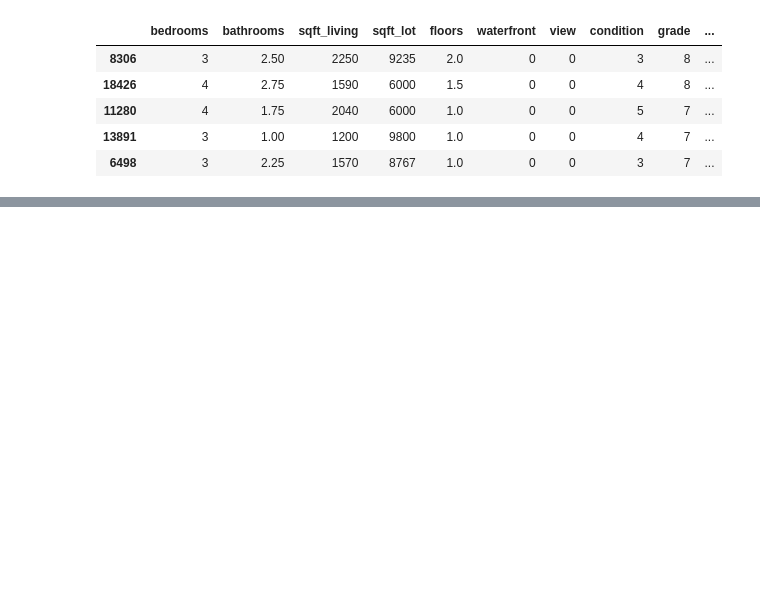
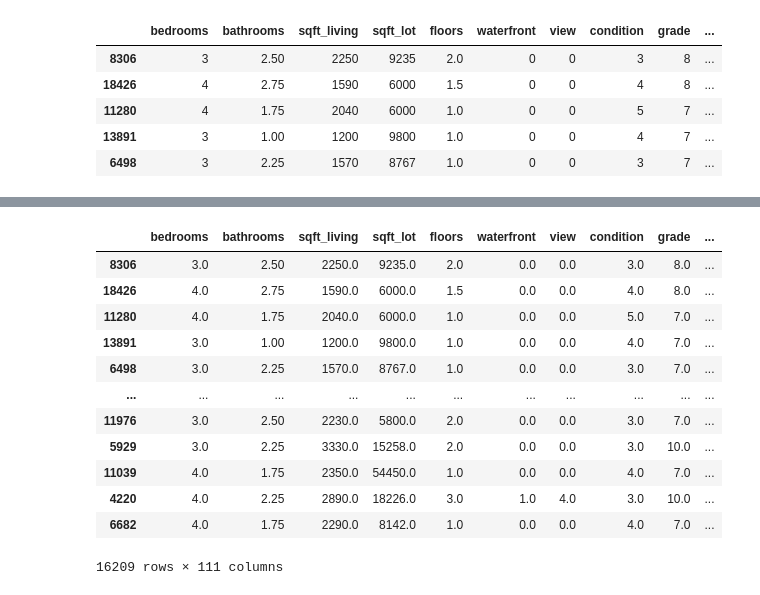
Before and after one commit to coding-dojo-data-science/summit-2023-ds-team-session-stack-5-overview, a Jupyter notebook: Part 1 - Model Insights.ipynb, the cells around one changed output, grey strips where cells are left out. Saved outputs shown, nothing was run; the diff lists cells and outputs as text; code cells hidden in the pictures; blank space fills up the shorter version.

```diff
--- a/Part 1 - Model Insights.ipynb
+++ b/Part 1 - Model Insights.ipynb
@@ -207,3 +217,12 @@ X_train.head()
 | 11280 | 4 | 1.75 | 2040 | 6000 | 1.0 | 0 | 0 | 5 | 7 | ... |
 | 13891 | 3 | 1.00 | 1200 | 9800 | 1.0 | 0 | 0 | 4 | 7 | ... |
 | 6498 | 3 | 2.25 | 1570 | 8767 | 1.0 | 0 | 0 | 3 | 7 | ... |
+# %%
+## make categorical preprocessing pipeline
+cat_sel = make_column_selector(dtype_include='object')
+
+cat_pipe = make_pipeline( SimpleImputer(strategy='constant',
+                                        fill_value='MISSING'),
+                         OneHotEncoder(handle_unknown='ignore',
+                                       sparse=False) )
+cat_pipe
@@ -209,0 +234,8 @@ X_train.head()
+# %%
+## make numeric preprocessing pipeline
+num_sel = make_column_selector(dtype_include='number')
+
+num_pipe = make_pipeline( SimpleImputer(strategy='mean'),
+#                          StandardScaler()
+                        )
+num_pipe
@@ -209,0 +248,6 @@ X_train.head()
+# %%
+## make the preprocessing column transformer
+preprocessor = make_column_transformer( (num_pipe, num_sel),
+                                        (cat_pipe,cat_sel),
+                                       verbose_feature_names_out=False)
+preprocessor
@@ -209,0 +291,26 @@ X_train.head()
+# %%
+### PREP ALL X VARS
+## Prepare X_train_df
+X_train_df = pd.DataFrame( preprocessor.fit_transform(X_train),
+                          columns = feature_names,
+                         index = X_train.index)
+
+## Prepare X_test_df
+X_test_df = pd.DataFrame( preprocessor.transform(X_test),
+                          columns = feature_names,
+                         index=X_test.index)
+X_train_df
+# %% [output]
+|  | bedrooms | bathrooms | sqft_living | sqft_lot | floors | waterfront | view | condition | grade | ... |
+| 8306 | 3.0 | 2.50 | 2250.0 | 9235.0 | 2.0 | 0.0 | 0.0 | 3.0 | 8.0 | ... |
+| 18426 | 4.0 | 2.75 | 1590.0 | 6000.0 | 1.5 | 0.0 | 0.0 | 4.0 | 8.0 | ... |
+| 11280 | 4.0 | 1.75 | 2040.0 | 6000.0 | 1.0 | 0.0 | 0.0 | 5.0 | 7.0 | ... |
+| 13891 | 3.0 | 1.00 | 1200.0 | 9800.0 | 1.0 | 0.0 | 0.0 | 4.0 | 7.0 | ... |
+| 6498 | 3.0 | 2.25 | 1570.0 | 8767.0 | 1.0 | 0.0 | 0.0 | 3.0 | 7.0 | ... |
+| ... | ... | ... | ... | ... | ... | ... | ... | ... | ... | ... |
+| 11976 | 3.0 | 2.50 | 2230.0 | 5800.0 | 2.0 | 0.0 | 0.0 | 3.0 | 7.0 | ... |
+| 5929 | 3.0 | 2.25 | 3330.0 | 15258.0 | 2.0 | 0.0 | 0.0 | 3.0 | 10.0 | ... |
+| 11039 | 4.0 | 1.75 | 2350.0 | 54450.0 | 1.0 | 0.0 | 0.0 | 4.0 | 7.0 | ... |
+| 4220 | 4.0 | 2.25 | 2890.0 | 18226.0 | 3.0 | 1.0 | 4.0 | 3.0 | 10.0 | ... |
+| 6682 | 4.0 | 1.75 | 2290.0 | 8142.0 | 1.0 | 0.0 | 0.0 | 4.0 | 7.0 | ... |
+16209 rows × 111 columns
```
Also changed, not shown: parts of 37 cells of this notebook, 3 other files.
